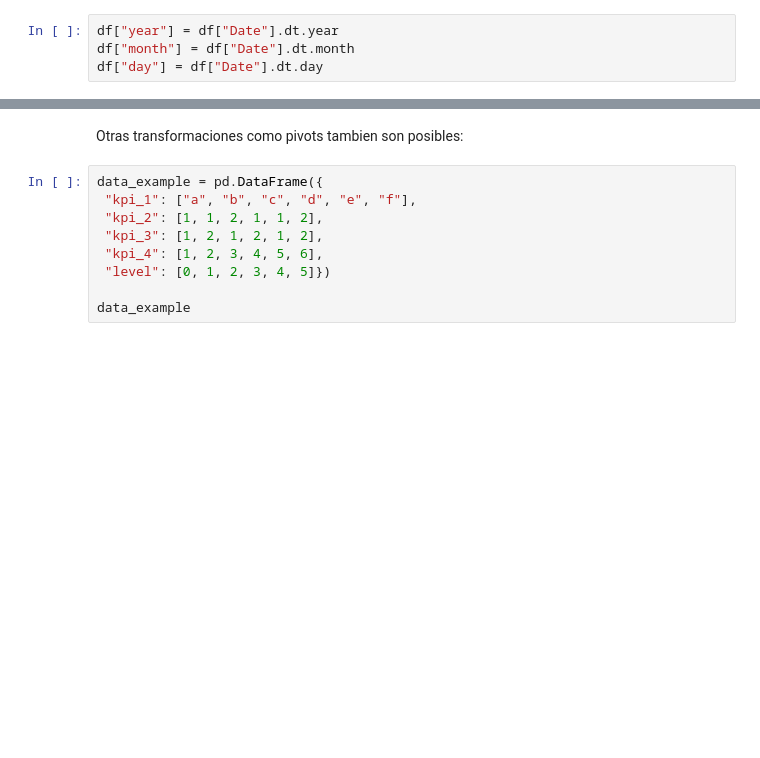
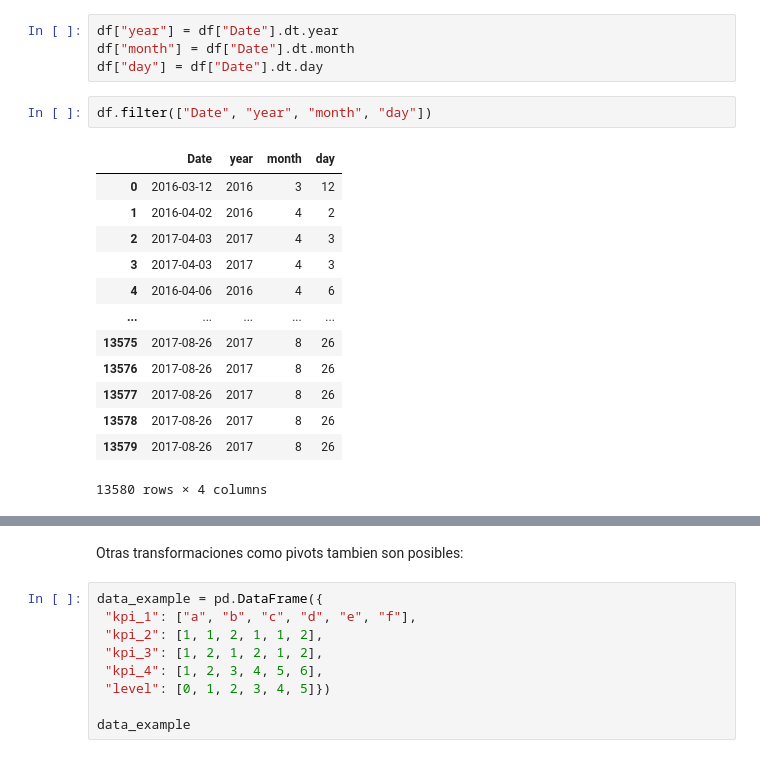
Before and after one commit to czammar/ai_programming_foundations, a Jupyter notebook: notebooks/04b_pandas.ipynb, the cells around one changed output, grey strips where cells are left out. Saved outputs shown, nothing was run; the diff lists cells and outputs as text; blank space fills up the shorter version.

```diff
--- a/notebooks/04b_pandas.ipynb
+++ b/notebooks/04b_pandas.ipynb
@@ -249,3 +328,19 @@ df["Date"] = pd.to_datetime(df["Date"])
 df["year"] = df["Date"].dt.year
 df["month"] = df["Date"].dt.month
 df["day"] = df["Date"].dt.day
+# %%
+df.filter(["Date", "year", "month", "day"])
+# %% [output]
+|  | Date | year | month | day |
+| 0 | 2016-03-12 | 2016 | 3 | 12 |
+| 1 | 2016-04-02 | 2016 | 4 | 2 |
+| 2 | 2017-04-03 | 2017 | 4 | 3 |
+| 3 | 2017-04-03 | 2017 | 4 | 3 |
+| 4 | 2016-04-06 | 2016 | 4 | 6 |
+| ... | ... | ... | ... | ... |
+| 13575 | 2017-08-26 | 2017 | 8 | 26 |
+| 13576 | 2017-08-26 | 2017 | 8 | 26 |
+| 13577 | 2017-08-26 | 2017 | 8 | 26 |
+| 13578 | 2017-08-26 | 2017 | 8 | 26 |
+| 13579 | 2017-08-26 | 2017 | 8 | 26 |
+13580 rows × 4 columns
```
Also changed, not shown: parts of 23 cells of this notebook, 2 other files.
